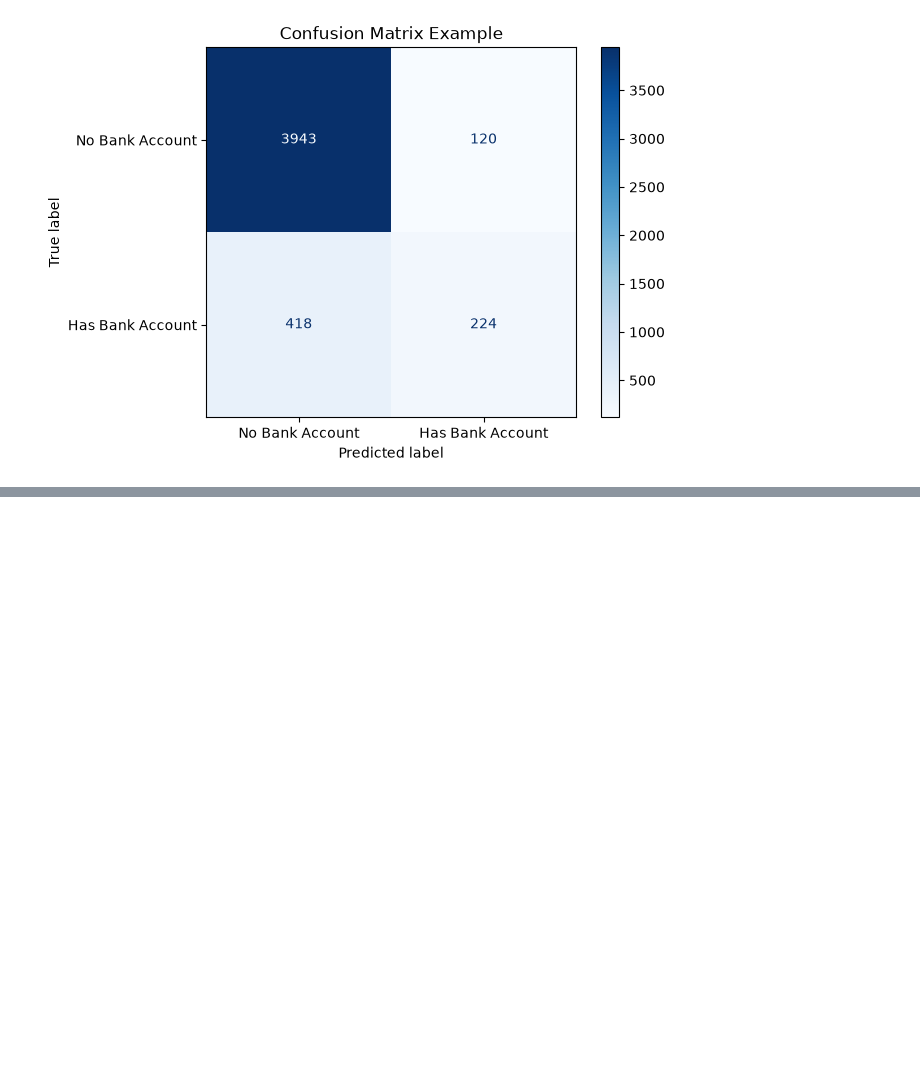
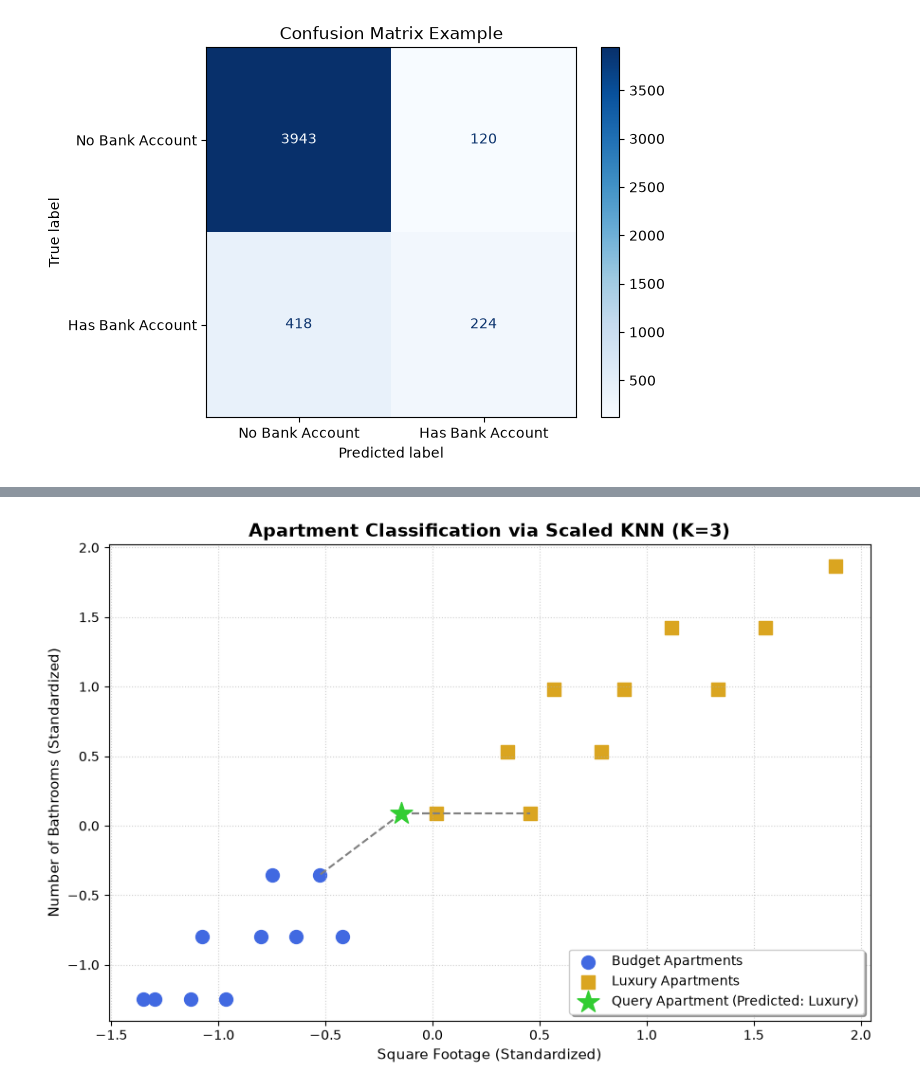
Before and after one commit to EmmanuelKiriinya/Machine-learning-notes, a Jupyter notebook: Supervised_Learning/Classification/ml.ipynb, the cells around one changed output, grey strips where cells are left out. Saved outputs shown, nothing was run; the diff lists cells and outputs as text; code cells hidden in the pictures; blank space fills up the shorter version.

```diff
--- a/Supervised_Learning/Classification/ml.ipynb
+++ b/Supervised_Learning/Classification/ml.ipynb
@@ -347,0 +358,78 @@ Successfully installed contourpy-1.3.3 cycler-0.12.1 fonttools-4.63.0 kiwisolver
+# %%
+import numpy as np
+import matplotlib.pyplot as plt
+from sklearn.preprocessing import StandardScaler
+from sklearn.neighbors import KNeighborsClassifier
+from sklearn.pipeline import Pipeline
+
+# 1. Create the dataset: [Square Footage, Number of Bathrooms]
+# Budget Apartments: Smaller square footage, fewer bathrooms
+budget_apartments = np.array([
+    [550, 1.0], [600, 1.0], [750, 1.0], [800, 1.5], [900, 1.0],
+    [1050, 1.5], [1100, 2.0], [1200, 1.5], [1300, 2.0], [1400, 1.5]
+])
+# Luxury Apartments: Larger square footage, more bathrooms
+luxury_apartments = np.array([
+    [1800, 2.5], [2100, 3.0], [2300, 3.5], [2500, 3.0], [2800, 4.0],
+    [3000, 3.5], [3200, 4.0], [3500, 4.5], [2200, 2.5], [2600, 3.5]
+])
+
+# Combine features (X) and create target labels (y: 0=Budget, 1=Luxury)
+X_train = np.vstack((budget_apartments, luxury_apartments))
+y_train = np.array([0]*10 + [1]*10)
+
+# 2. Define an unknown apartment query point: 1,650 sq ft with 2.5 bathrooms
+query_apartment = np.array([[1650, 2.5]])
+
+# 3. Build the pipeline to handle scale imbalance automatically
+knn_pipeline = Pipeline([
+    ('scaler', StandardScaler()),
+    ('knn', KNeighborsClassifier(n_neighbors=3))
+])
+knn_pipeline.fit(X_train, y_train)
+
+# 4. Extract components to map out the scaled coordinate space
+scaler = knn_pipeline.named_steps['scaler']
+knn_model = knn_pipeline.named_steps['knn']
+
+X_train_scaled = scaler.transform(X_train)
+query_scaled = scaler.transform(query_apartment)
+
+# Find the 3 nearest neighbors in the balanced, scaled space
+distances, indices = knn_model.kneighbors(query_scaled)
+nearest_neighbors_scaled = X_train_scaled[indices[0]]
+
+# Predict the class of the unknown apartment
+prediction = knn_pipeline.predict(query_apartment)
+pred_class = "Luxury" if prediction[0] == 1 else "Budget"
+
+# 5. Plot the Scaled Space
+plt.figure(figsize=(9, 6))
+
+# Plot training data points
+plt.scatter(X_train_scaled[y_train == 0, 0], X_train_scaled[y_train == 0, 1],
+            color='royalblue', marker='o', s=100, label='Budget Apartments')
+plt.scatter(X_train_scaled[y_train == 1, 0], X_train_scaled[y_train == 1, 1],
+            color='goldenrod', marker='s', s=100, label='Luxury Apartments')
+
+# Plot the query apartment
+plt.scatter(query_scaled[0, 0], query_scaled[0, 1],
+            color='limegreen', marker='*', s=300, zorder=5,
+            label=f'Query Apartment (Predicted: {pred_class})')
+
+# Connect the query point to its 3 closest neighbors
+for neighbor in nearest_neighbors_scaled:
+    plt.plot([query_scaled[0, 0], neighbor[0]], [query_scaled[0, 1], neighbor[1]],
+             color='gray', linestyle='--', linewidth=1.5, zorder=1)
+
+# Format the visual layout
+plt.title('Apartment Classification via Scaled KNN (K=3)', fontsize=14, fontweight='bold')
+plt.xlabel('Square Footage (Standardized)', fontsize=11)
+plt.ylabel('Number of Bathrooms (Standardized)', fontsize=11)
+plt.legend(loc='lower right', frameon=True, shadow=True)
+plt.grid(True, linestyle=':', alpha=0.6)
+plt.tight_layout()
+
+plt.show()
+# %% [output]
+[figure, added]
```
Also changed, not shown: parts of 6 cells of this notebook, 3 other files.
